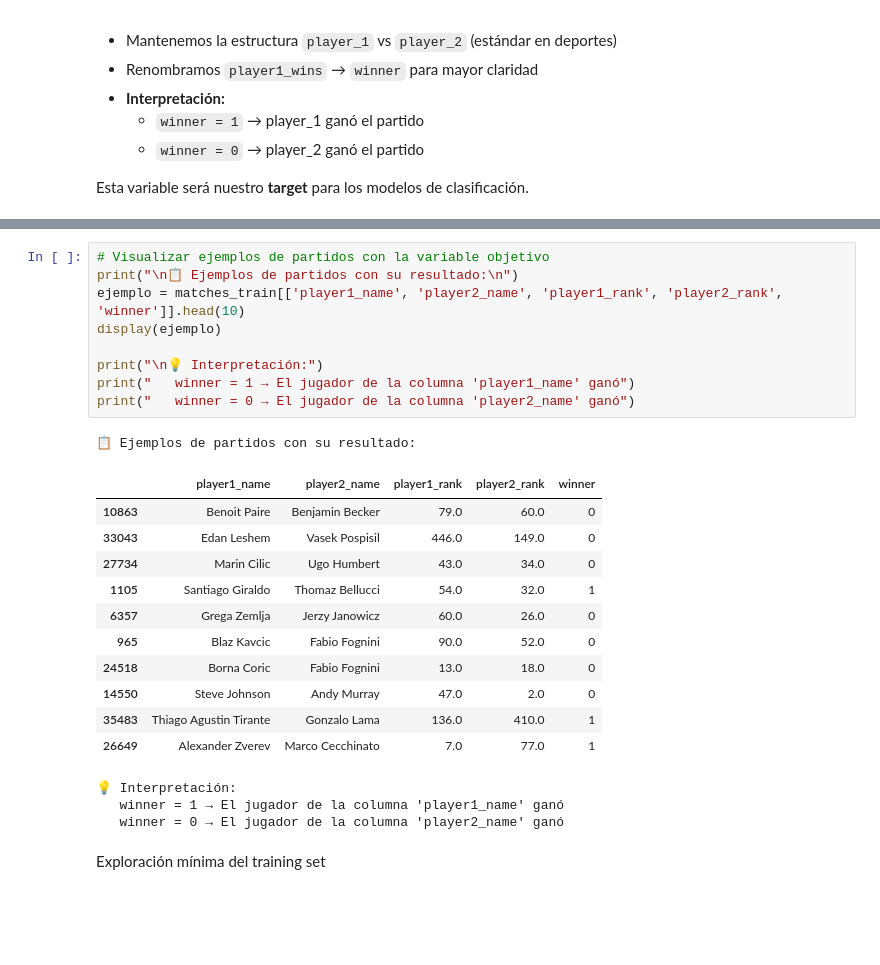
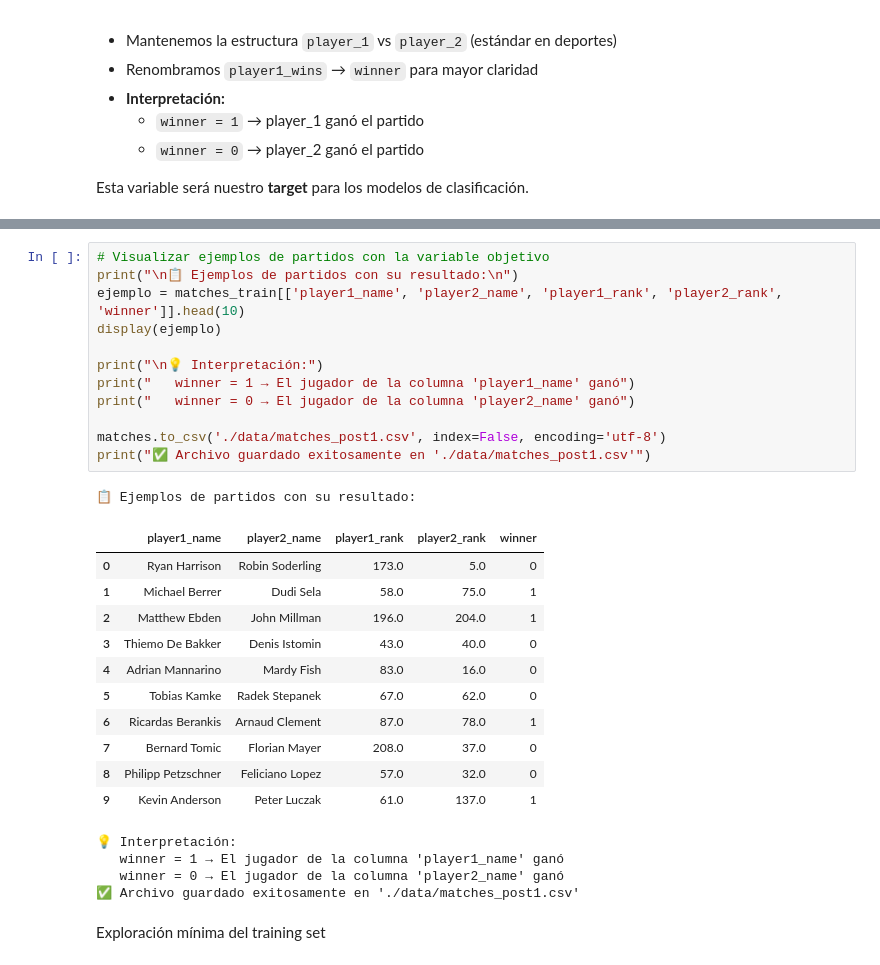
Before and after one commit to Sterrysx/Tennis-ML-APA, a Jupyter notebook: notebooks/02_exploratorio_minimo.ipynb, the cells around one changed output, grey strips where cells are left out. Cells and saved outputs as stored; diff of their text form; blank space fills up the shorter version.

```diff
--- a/notebooks/02_exploratorio_minimo.ipynb
+++ b/notebooks/02_exploratorio_minimo.ipynb
@@ -114,28 +114,32 @@ else:
 # %%
 # Visualizar ejemplos de partidos con la variable objetivo
 print("\n📋 Ejemplos de partidos con su resultado:\n")
 ejemplo = matches_train[['player1_name', 'player2_name', 'player1_rank', 'player2_rank', 'winner']].head(10)
 display(ejemplo)
 
 print("\n💡 Interpretación:")
 print("   winner = 1 → El jugador de la columna 'player1_name' ganó")
 print("   winner = 0 → El jugador de la columna 'player2_name' ganó")
+
+matches.to_csv('./data/matches_post1.csv', index=False, encoding='utf-8')
+print("✅ Archivo guardado exitosamente en './data/matches_post1.csv'")
 # %% [output]
 📋 Ejemplos de partidos con su resultado:
 |  | player1_name | player2_name | player1_rank | player2_rank | winner |
-| 10863 | Benoit Paire | Benjamin Becker | 79.0 | 60.0 | 0 |
-| 33043 | Edan Leshem | Vasek Pospisil | 446.0 | 149.0 | 0 |
-| 27734 | Marin Cilic | Ugo Humbert | 43.0 | 34.0 | 0 |
-| 1105 | Santiago Giraldo | Thomaz Bellucci | 54.0 | 32.0 | 1 |
-| 6357 | Grega Zemlja | Jerzy Janowicz | 60.0 | 26.0 | 0 |
-| 965 | Blaz Kavcic | Fabio Fognini | 90.0 | 52.0 | 0 |
-| 24518 | Borna Coric | Fabio Fognini | 13.0 | 18.0 | 0 |
-| 14550 | Steve Johnson | Andy Murray | 47.0 | 2.0 | 0 |
-| 35483 | Thiago Agustin Tirante | Gonzalo Lama | 136.0 | 410.0 | 1 |
-| 26649 | Alexander Zverev | Marco Cecchinato | 7.0 | 77.0 | 1 |
+| 0 | Ryan Harrison | Robin Soderling | 173.0 | 5.0 | 0 |
+| 1 | Michael Berrer | Dudi Sela | 58.0 | 75.0 | 1 |
+| 2 | Matthew Ebden | John Millman | 196.0 | 204.0 | 1 |
+| 3 | Thiemo De Bakker | Denis Istomin | 43.0 | 40.0 | 0 |
+| 4 | Adrian Mannarino | Mardy Fish | 83.0 | 16.0 | 0 |
+| 5 | Tobias Kamke | Radek Stepanek | 67.0 | 62.0 | 0 |
+| 6 | Ricardas Berankis | Arnaud Clement | 87.0 | 78.0 | 1 |
+| 7 | Bernard Tomic | Florian Mayer | 208.0 | 37.0 | 0 |
+| 8 | Philipp Petzschner | Feliciano Lopez | 57.0 | 32.0 | 0 |
+| 9 | Kevin Anderson | Peter Luczak | 61.0 | 137.0 | 1 |
 💡 Interpretación:
    winner = 1 → El jugador de la columna 'player1_name' ganó
    winner = 0 → El jugador de la columna 'player2_name' ganó
+✅ Archivo guardado exitosamente en './data/matches_post1.csv'
 # %% [markdown]
 Exploración mínima del training set
 # %%
```
Also changed, not shown: parts of 8 cells of this notebook, 3 other files.
